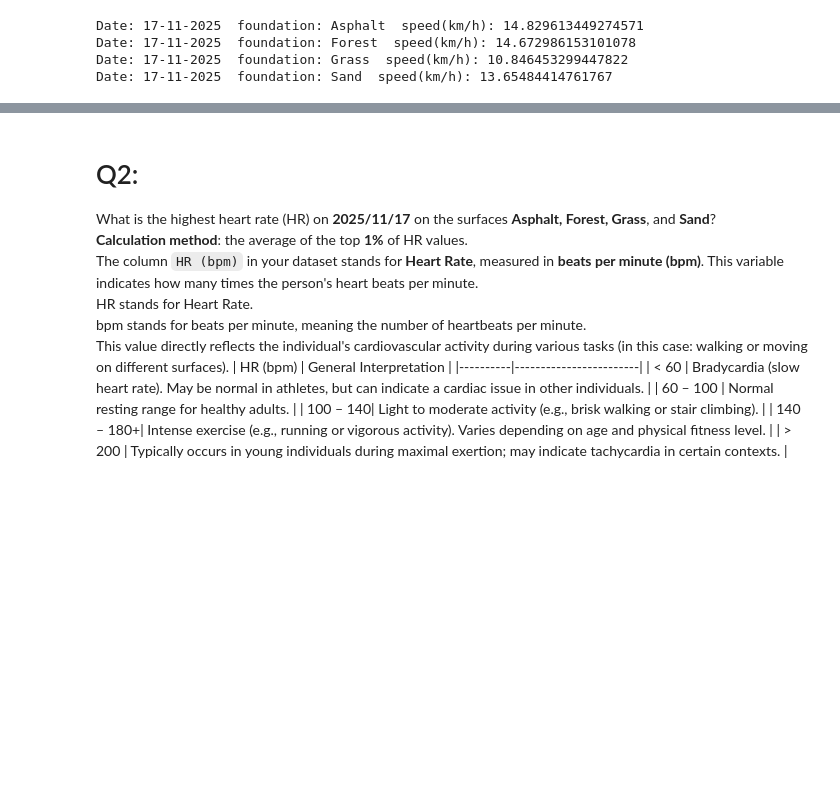
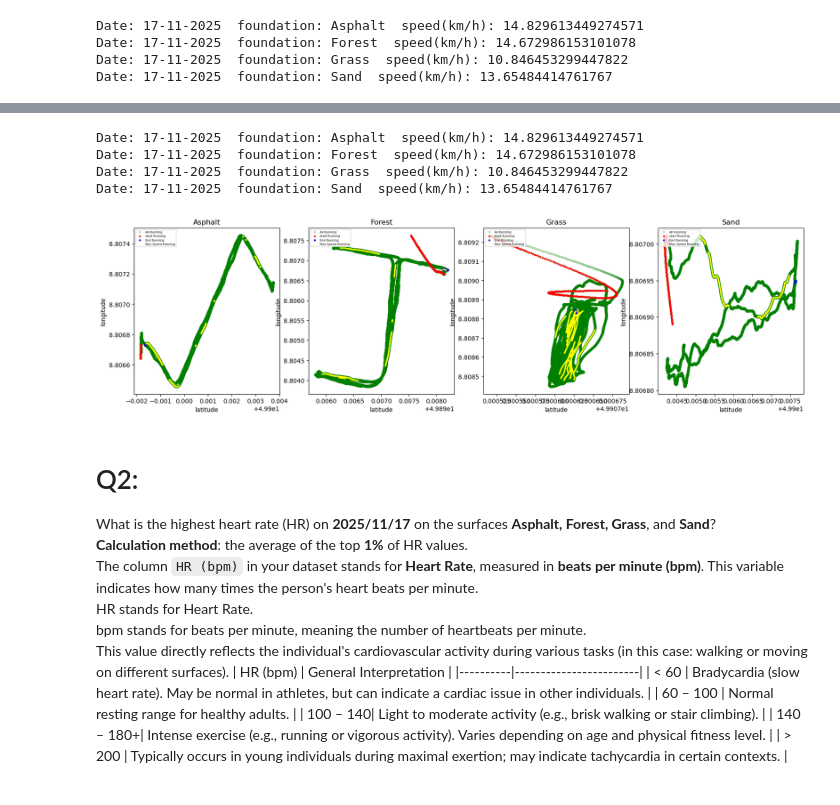
Before and after one commit to Fatemeh-aboulhassani/Movement-Analysis, a Jupyter notebook: notebooks/3. Analysis Foot HeartRate GPX.ipynb, the cells around one changed output, grey strips where cells are left out. Cells and saved outputs as stored; diff of their text form; code cells hidden in the pictures; blank space fills up the shorter version.

```diff
--- a/notebooks/3. Analysis Foot HeartRate GPX.ipynb
+++ b/notebooks/3. Analysis Foot HeartRate GPX.ipynb
@@ -119,3 +148,63 @@ Date: 17-11-2025  foundation: Sand  speed(km/h): 13.65484414761767
+# %%
+name_17 =  [name_of_dataframe[i] for i in [0, 1, 3, 4]]
+loc_plot = 1
+plt.figure(figsize=(20,5))
+for i in name_17:
+    df = globals()[i].copy()
+    df_first = df.dropna(subset=["longitude", "latitude"]).head(300).copy()
+    df_end = df.dropna(subset=["longitude", "latitude"]).tail(300).copy()
+    plt.subplot(1,4,loc_plot)
+    plt.scatter(df["latitude"], df["longitude"],
+            s=10, color="green", alpha=0.2, linestyle='-',
+            label="All Running")
+    plt.scatter(df_first["latitude"], df_first["longitude"],
+            s=5, color="red", alpha=0.9, linestyle='-',
+            label="start Running")
+    plt.scatter(df_end["latitude"], df_end["longitude"],
+            s=5, color="blue", alpha=0.9, linestyle='-',
+            label="End Running")
+    top = 0.10
+    sorted_df_speed = df.sort_values(by="Speed (km/h)", ascending=False)
+    top_df = sorted_df_speed.head(int(len(sorted_df_speed) * top))
+    plt.scatter(top_df["latitude"], top_df["longitude"],
+            s=1, color="yellow", alpha=0.5, linestyle='-',
+            label="Max Speed Running")
+    mead_speed = top_df["Speed (km/h)"].mean()
+    print(f"Date: {df["value"].iloc[2]}  foundation: {df["foundation"].iloc[0]}  speed(km/h): {mead_speed}")
+    loc_plot+=1
+    plt.xlabel("latitude")
+    plt.ylabel("longitude")
+    plt.title(f"{df["foundation"].iloc[0]}")
+    plt.legend(loc='upper left', fontsize=5)
+
+
+# df = globals()[name_17[0]].copy()
+# df_first = df.dropna(subset=["longitude", "latitude"]).head(1000).copy()
+# df_end = df.dropna(subset=["longitude", "latitude"]).tail(1000).copy()
+
+# plt.figure(figsize=(20,10))
+# plt.subplot(2,2,1)
+# plt.scatter(df["latitude"], df["longitude"],
+#             s=10, color="green", alpha=0.2, linestyle='-')
+
+# plt.scatter(df_first["latitude"], df_first["longitude"],
+#             s=5, color="red", alpha=0.9, linestyle='-')
+
+# plt.scatter(df_end["latitude"], df_end["longitude"],
+#             s=5, color="blue", alpha=0.9, linestyle='-')
+
+# top = 0.10
+# sorted_df_speed = df.sort_values(by="Speed (km/h)", ascending=False)
+# top_df = sorted_speeds.head(int(len(sorted_speeds) * top))
+
+# plt.scatter(top_df["latitude"], top_df["longitude"],
+#             s=1, color="yellow", alpha=0.05, linestyle='-')
+# %% [output]
+Date: 17-11-2025  foundation: Asphalt  speed(km/h): 14.829613449274571
+Date: 17-11-2025  foundation: Forest  speed(km/h): 14.672986153101078
+Date: 17-11-2025  foundation: Grass  speed(km/h): 10.846453299447822
+Date: 17-11-2025  foundation: Sand  speed(km/h): 13.65484414761767
+[figure, added]
 # %% [markdown]
 # Q2:
 What is the highest heart rate (HR) on **2025/11/17** on the surfaces **Asphalt, Forest, Grass**, and **Sand**?
```
Also changed, not shown: parts of 2 cells of this notebook.
